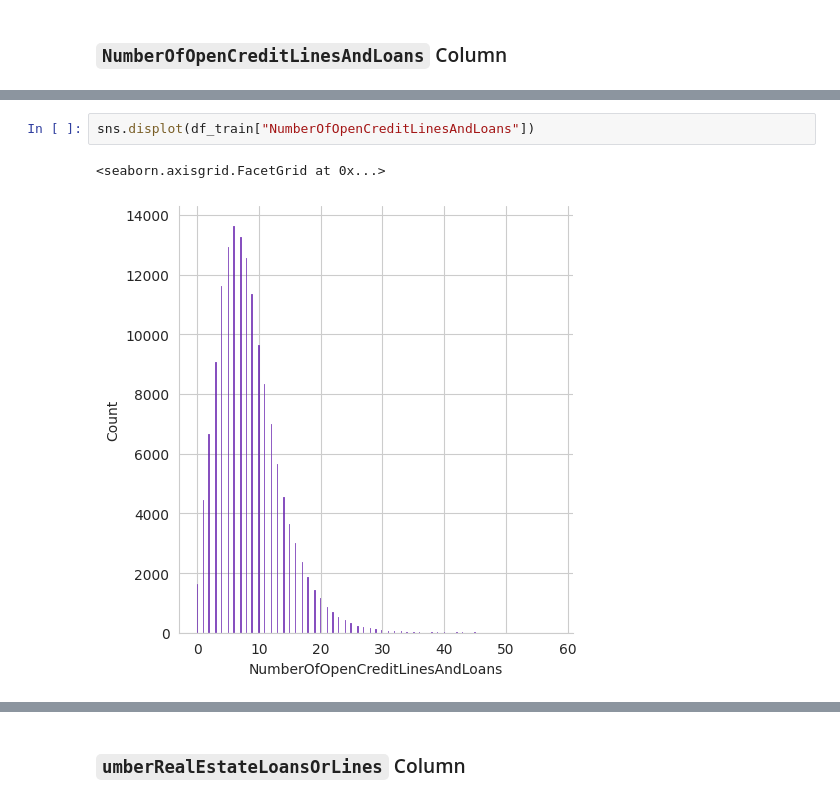
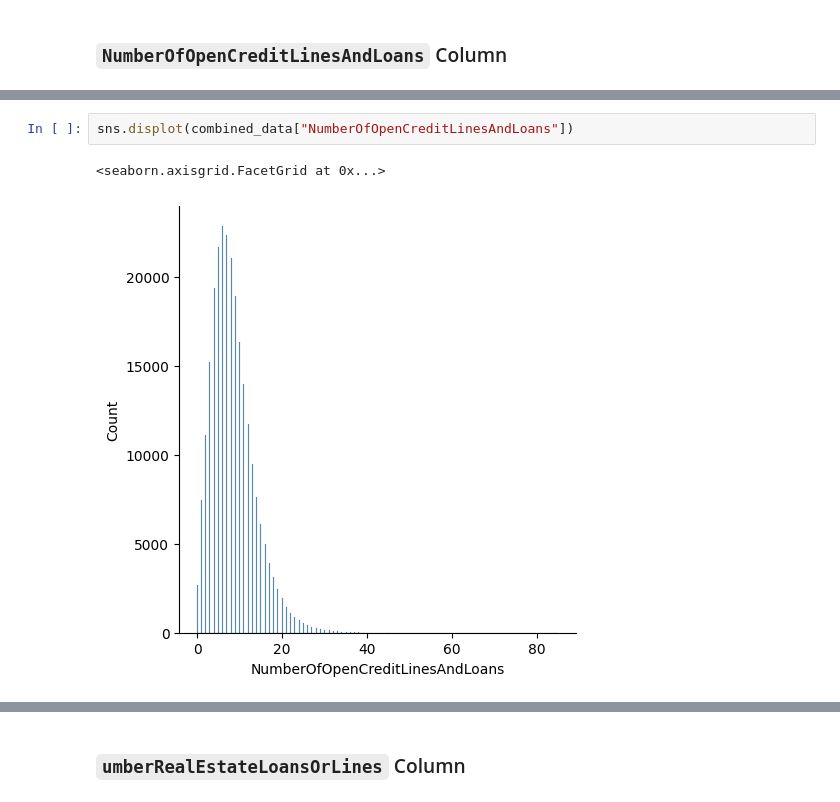
Before and after one commit to Saba-a11/Kaggle_Credit_Score, a Jupyter notebook: CreditModel.ipynb, the cells around one changed output, grey strips where cells are left out. Drawn from its saved outputs; the diff is of its cells as text.

```diff
--- a/CreditModel.ipynb
+++ b/CreditModel.ipynb
@@ -838,6 +838,6 @@ max          58.000000
 Name: NumberOfOpenCreditLinesAndLoans, dtype: float64
 # %%
-sns.displot(df_train["NumberOfOpenCreditLinesAndLoans"])
+sns.displot(combined_data["NumberOfOpenCreditLinesAndLoans"])
 # %% [output]
 <seaborn.axisgrid.FacetGrid at 0x...>
-[figure, old version]
+[figure, new version]
```
Also changed, not shown: parts of 17 cells of this notebook.
